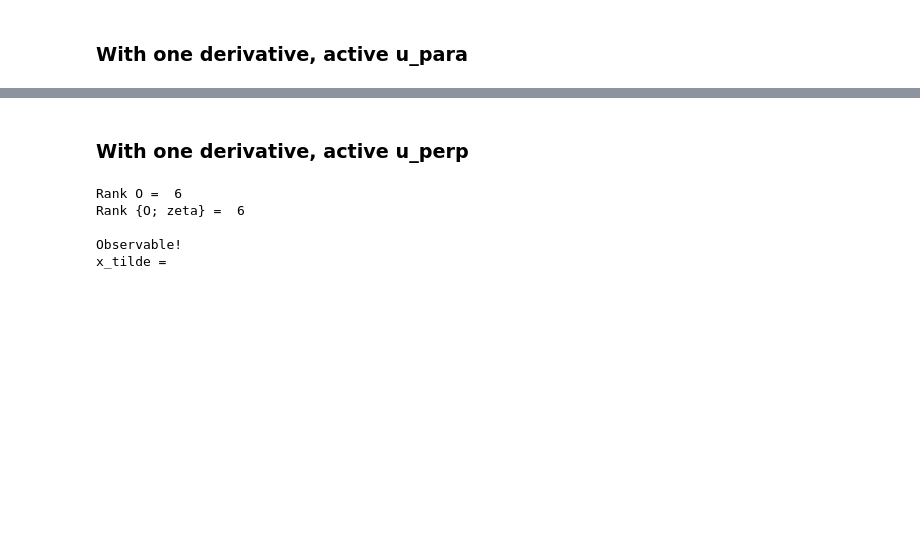
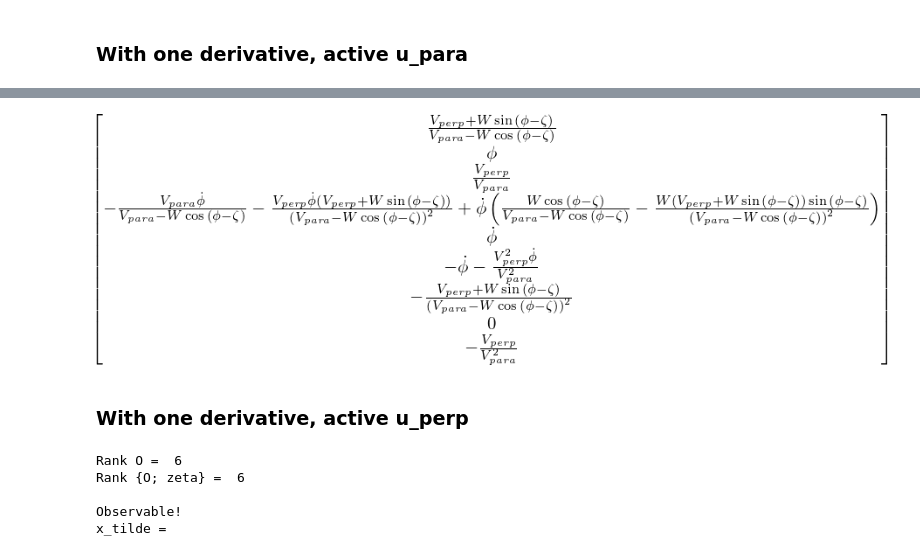
Before and after one commit to florisvb/windobs, a Jupyter notebook: observability_notebooks/1A_WV_constantwind_bodycal_sensorcal_motorcal_NOdrag.ipynb, the cells around one changed output, grey strips where cells are left out. Saved outputs shown, nothing was run; the diff lists cells and outputs as text; code cells hidden in the pictures; blank space fills up the shorter version.

```diff
--- a/observability_notebooks/1A_WV_constantwind_bodycal_sensorcal_motorcal_NOdrag.ipynb
+++ b/observability_notebooks/1A_WV_constantwind_bodycal_sensorcal_motorcal_NOdrag.ipynb
@@ -329,3 +349,7 @@ x_tilde =
+# %%
+O
+# %% [output]
+[figure, added]
 # %% [markdown]
 ### With one derivative, active u_perp
 # %%
```
Also changed, not shown: parts of 13 cells of this notebook.
